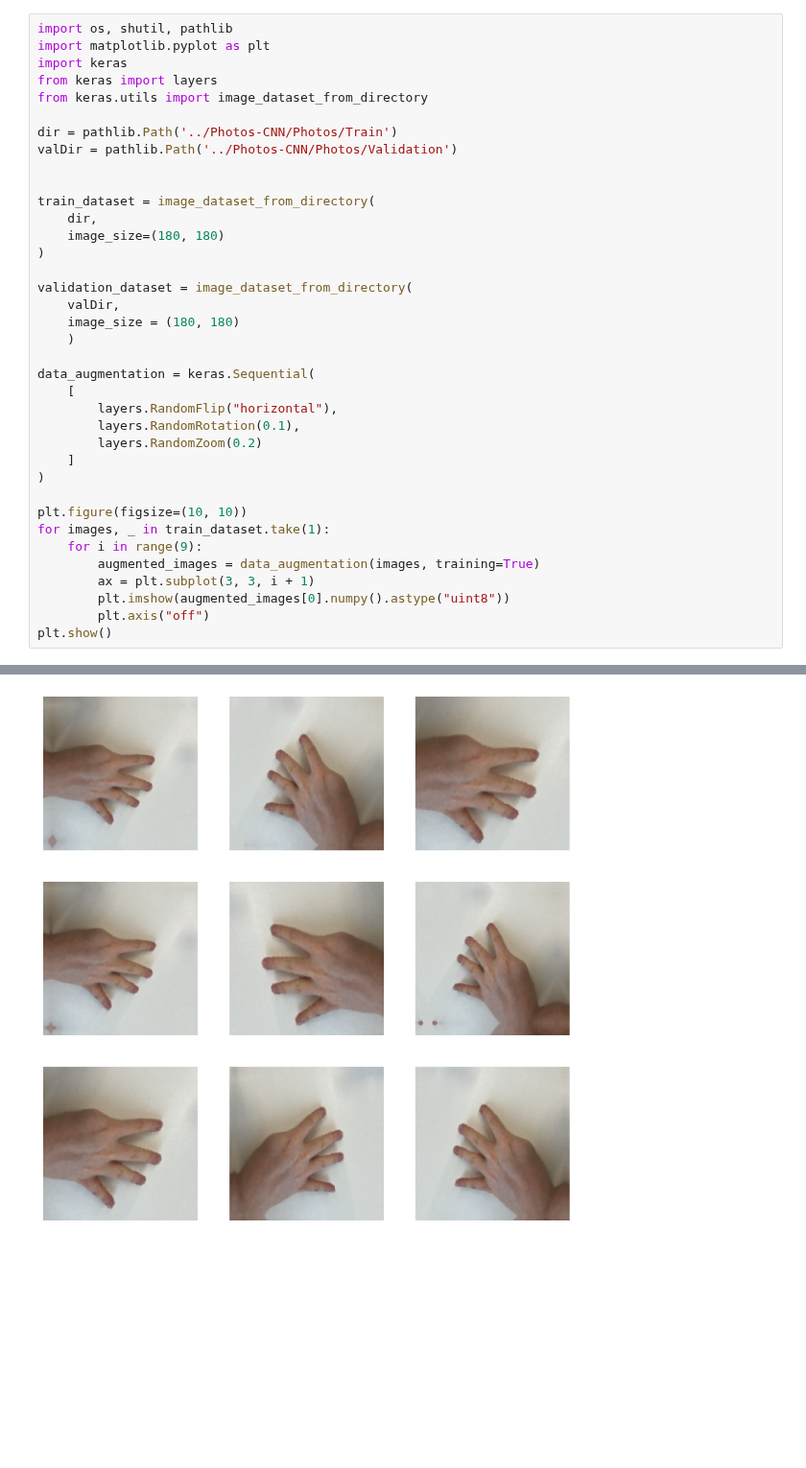
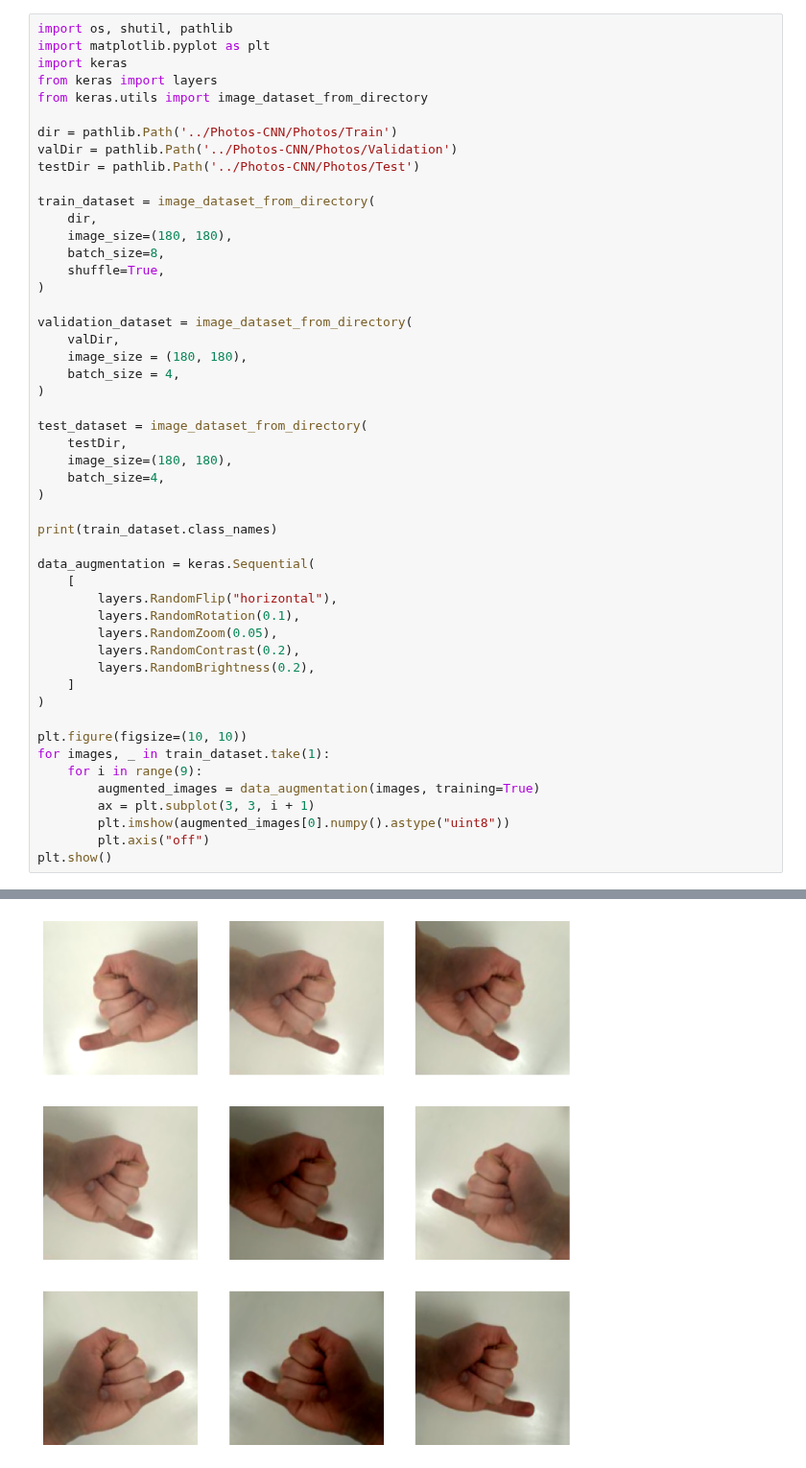
Before and after one commit to Mihuy1/NeuroverkkoProjekti, a Jupyter notebook: Photos-CNN/photos-cnn.ipynb, the cells around one changed output, grey strips where cells are left out. Shown at 96% size. Cells and saved outputs as stored; diff of their text form; blank space fills up the shorter version.

```diff
--- a/Photos-CNN/photos-cnn.ipynb
+++ b/Photos-CNN/photos-cnn.ipynb
@@ -7,23 +9,36 @@ from keras.utils import image_dataset_from_directory
 
 dir = pathlib.Path('../Photos-CNN/Photos/Train')
 valDir = pathlib.Path('../Photos-CNN/Photos/Validation')
-
+testDir = pathlib.Path('../Photos-CNN/Photos/Test')
 
 train_dataset = image_dataset_from_directory(
     dir,
-    image_size=(180, 180)
+    image_size=(180, 180),
+    batch_size=8,
+    shuffle=True,
 )
 
 validation_dataset = image_dataset_from_directory(
     valDir,
-    image_size = (180, 180)
-    )
+    image_size = (180, 180),
+    batch_size = 4,
+)
+
+test_dataset = image_dataset_from_directory(
+    testDir,
+    image_size=(180, 180),
+    batch_size=4,
+)
+
+print(train_dataset.class_names)
 
 data_augmentation = keras.Sequential(
     [
         layers.RandomFlip("horizontal"),
         layers.RandomRotation(0.1),
-        layers.RandomZoom(0.2)
+        layers.RandomZoom(0.05),
+        layers.RandomContrast(0.2),
+        layers.RandomBrightness(0.2),
     ]
 )
 
@@ -41 +58 @@ Found 15 files belonging to 5 classes.
-[figure, old version]
+[figure, new version]
```
Also changed, not shown: parts of 4 cells of this notebook.
